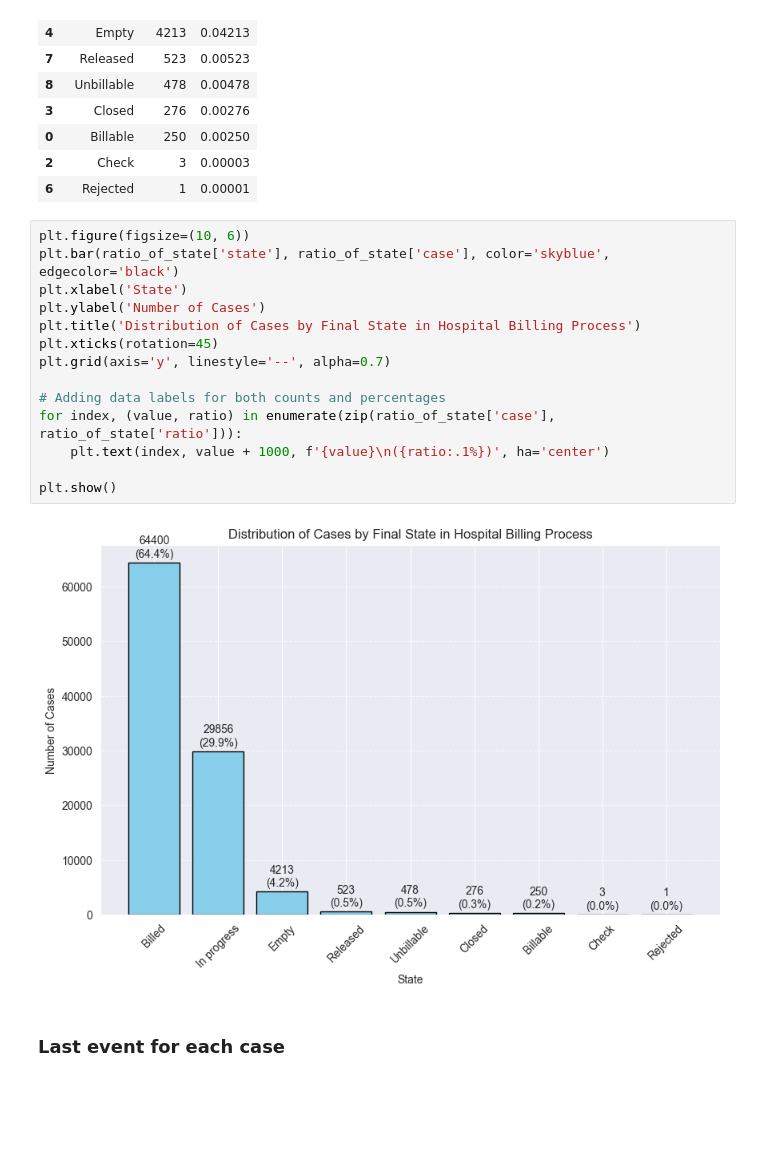
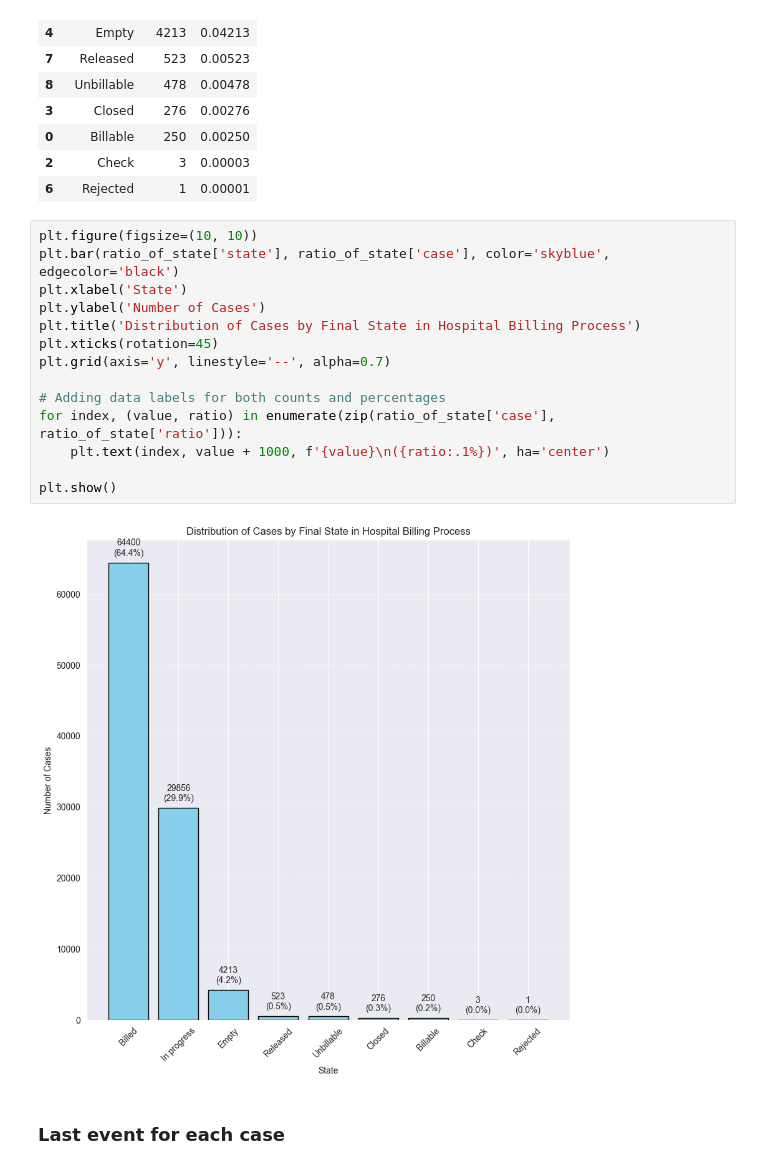
Before and after one commit to deniz0zn/Deniz_2025_BEP, a Jupyter notebook: Jupyter Notebooks/Hospital Billing - Extract and Analyze.ipynb, the cells around one changed output. Cells and saved outputs as stored; diff of their text form; blank space fills up the shorter version.

```diff
--- a/Jupyter Notebooks/Hospital Billing - Extract and Analyze.ipynb
+++ b/Jupyter Notebooks/Hospital Billing - Extract and Analyze.ipynb
@@ -711,21 +506,21 @@ ratio_of_state:
 | 2 | Check | 3 | 0.00003 |
 | 6 | Rejected | 1 | 0.00001 |
 # %%
-plt.figure(figsize=(10, 6))
+plt.figure(figsize=(10, 10))
 plt.bar(ratio_of_state['state'], ratio_of_state['case'], color='skyblue', edgecolor='black')
 plt.xlabel('State')
 plt.ylabel('Number of Cases')
 plt.title('Distribution of Cases by Final State in Hospital Billing Process')
 plt.xticks(rotation=45)
 plt.grid(axis='y', linestyle='--', alpha=0.7)
 
 # Adding data labels for both counts and percentages
 for index, (value, ratio) in enumerate(zip(ratio_of_state['case'], ratio_of_state['ratio'])):
     plt.text(index, value + 1000, f'{value}\n({ratio:.1%})', ha='center')
 
 plt.show()
 # %% [output]
-[figure, old version]
+[figure, new version]
 # %% [markdown]
 ### Last event for each case
 # %%
```
Also changed, not shown: parts of 28 cells of this notebook, 4 other files.
